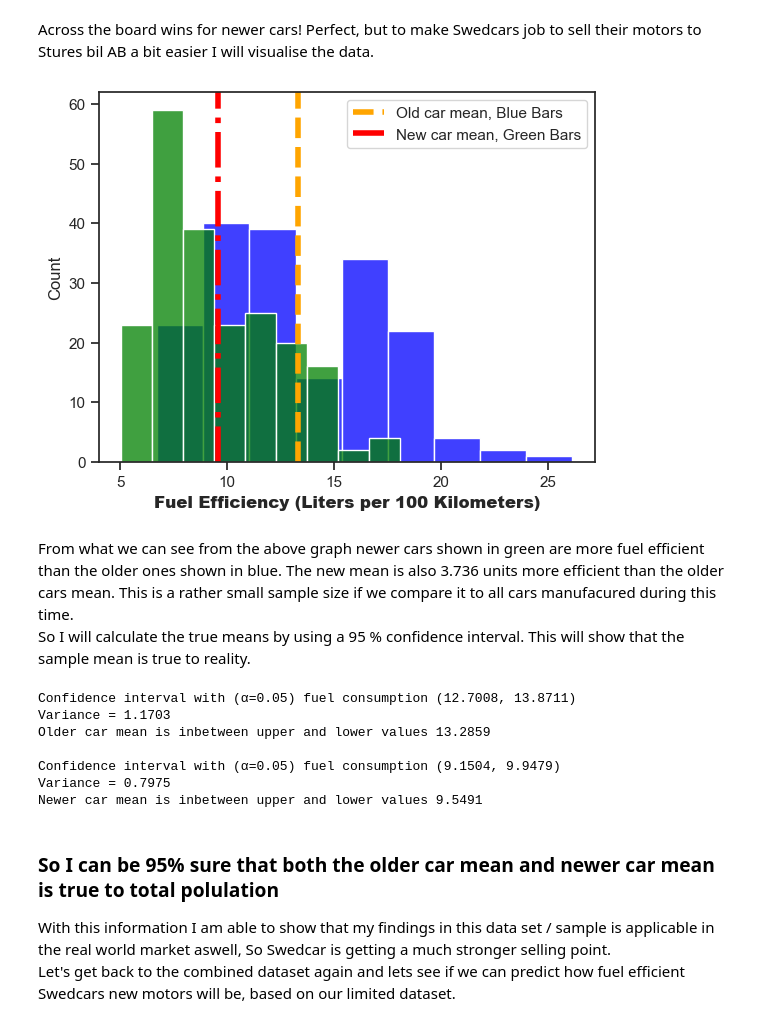
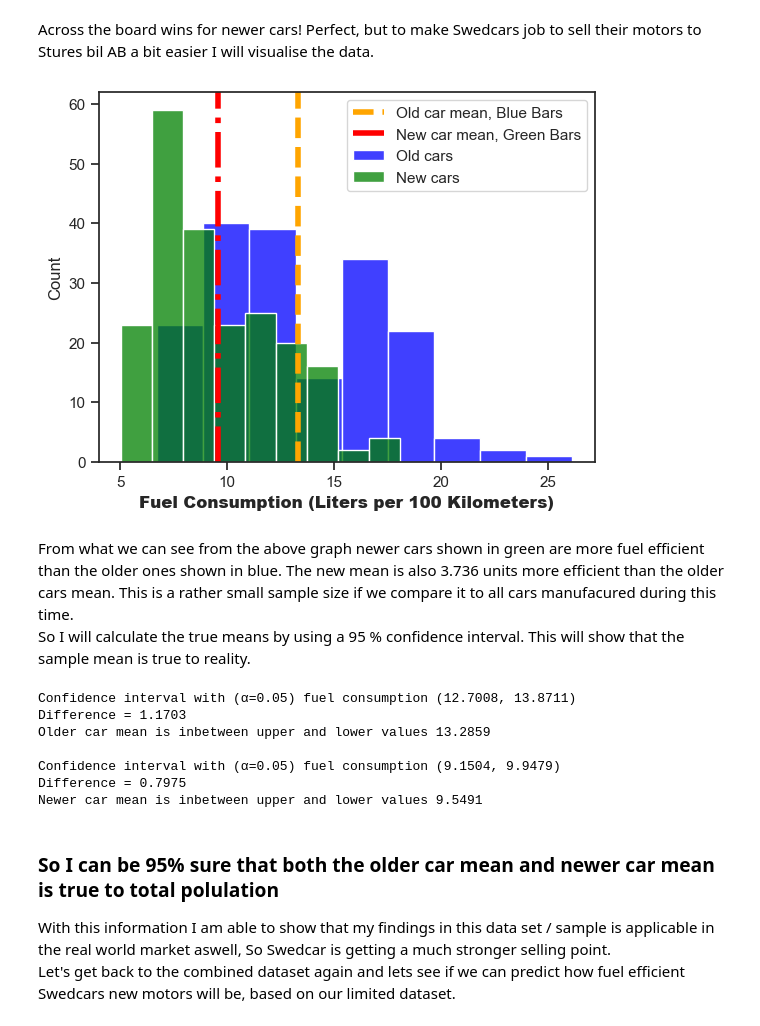
Before and after one commit to Rufshod/Statistical_Analysis_Alexander_Andersson, a Jupyter notebook: Lab/Lab_cars.ipynb, the cells around one changed output. Cells and saved outputs as stored; diff of their text form; code cells hidden in the pictures.

```diff
--- a/Lab/Lab_cars.ipynb
+++ b/Lab/Lab_cars.ipynb
@@ -157,26 +156,26 @@ Across the board wins for newer cars! Perfect, but to make Swedcars job to sell
 # %%
 # Lets compare the two data sets in a graph:
 
-ax_1 = sns.histplot(cars_older, x="lper100km", color="blue",).axvline(
+ax_1 = sns.histplot(cars_older, x="lper100km", color="blue", label = "Old cars").axvline(
     old_car_mean,
     linestyle="--",
     linewidth=4,
     label="Old car mean, Blue Bars",
     color="orange",
 )
-ax_2 = sns.histplot(cars_newer, x="lper100km", color="green",).axvline(
+ax_2 = sns.histplot(cars_newer, x="lper100km", color="green", label = "New cars").axvline(
     new_car_mean,
     linestyle="-.",
     linewidth=4,
     label="New car mean, Green Bars",
     color="red",
 )
-plt.xlabel("Fuel Efficiency (Liters per 100 Kilometers)", size=12, weight=900)
+plt.xlabel("Fuel Consumption (Liters per 100 Kilometers)", size=12, weight=900)
 plt.legend()
 plt.savefig("mean_graph")
 plt.show()
 # %% [output]
-[figure, old version]
+[figure, new version]
 # %% [markdown]
 From what we can see from the above graph newer cars shown in green are more fuel efficient than the older ones shown in blue.
 The new mean is also 3.736 units more efficient than the older cars mean.
@@ -187,13 +186,13 @@ This will show that the sample mean is true to reality.
 alpha = 0.05
 
 # Calculating the true mean.
-cars_older_ci = t.interval(
+cars_older_ci = scs.t.interval(
     confidence=1 - alpha,
     df=len(cars_older),
     loc=np.mean(cars_older["lper100km"]),
     scale=scs.sem(cars_older["lper100km"]),
 )
-cars_newer_ci = t.interval(
+cars_newer_ci = scs.t.interval(
     confidence=1 - alpha,
     df=len(cars_newer) - 1,
     loc=np.mean(cars_newer["lper100km"]),
@@ -202,18 +201,18 @@ cars_newer_ci = t.interval(
 
 
 print(
-    f"Confidence interval with (\u03B1=0.05) fuel consumption {round(cars_older_ci[0],4), round(cars_older_ci[1],4)}\nVariance = {round(cars_older_ci[1] - cars_older_ci[0],4)}\nOlder car mean is inbetween upper and lower values {round(old_car_mean,4)}"
+    f"Confidence interval with (\u03B1=0.05) fuel consumption {round(cars_older_ci[0],4), round(cars_older_ci[1],4)}\nDifference = {round(cars_older_ci[1] - cars_older_ci[0],4)}\nOlder car mean is inbetween upper and lower values {round(old_car_mean,4)}"
 )
 print(
-    f"\nConfidence interval with (\u03B1=0.05) fuel consumption {round(cars_newer_ci[0],4), round(cars_newer_ci[1],4)}\nVariance = {round(cars_newer_ci[1] - cars_newer_ci[0],4)}\nNewer car mean is inbetween upper and lower values {round(new_car_mean,4)}"
+    f"\nConfidence interval with (\u03B1=0.05) fuel consumption {round(cars_newer_ci[0],4), round(cars_newer_ci[1],4)}\nDifference = {round(cars_newer_ci[1] - cars_newer_ci[0],4)}\nNewer car mean is inbetween upper and lower values {round(new_car_mean,4)}"
 )
 # %% [output]
 Confidence interval with (α=0.05) fuel consumption (12.7008, 13.8711)
-Variance = 1.1703
+Difference = 1.1703
 Older car mean is inbetween upper and lower values 13.2859
 
 Confidence interval with (α=0.05) fuel consumption (9.1504, 9.9479)
-Variance = 0.7975
+Difference = 0.7975
 Newer car mean is inbetween upper and lower values 9.5491
 # %% [markdown]
 ### So I can be 95% sure that both the older car mean and newer car mean is true to total polulation
```
Also changed, not shown: parts of 6 cells of this notebook, 3 other files.
